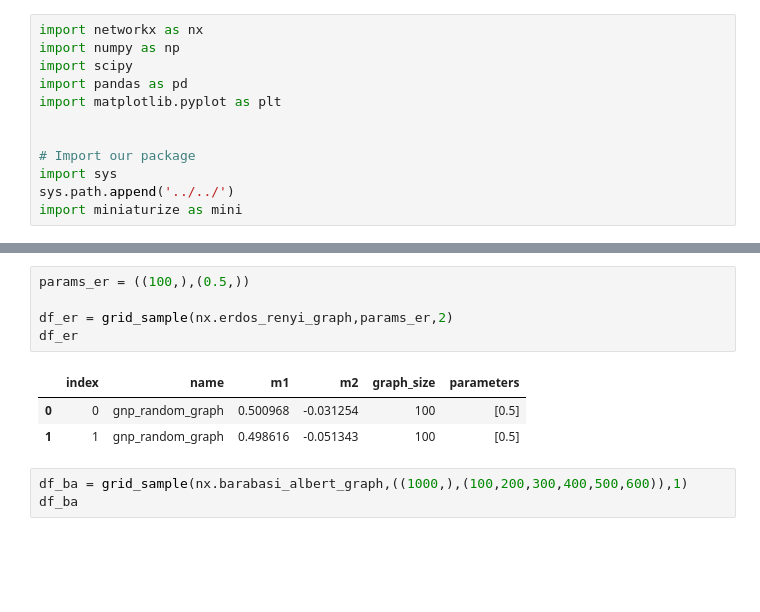
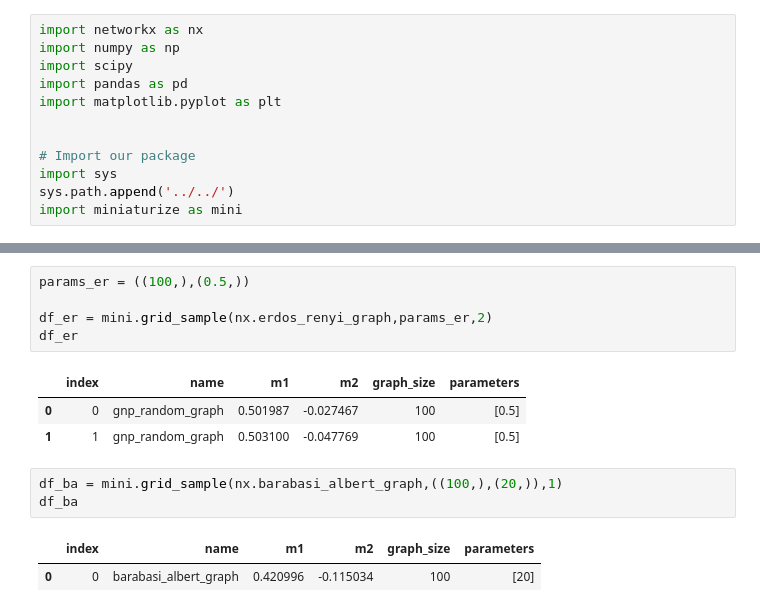
Before and after one commit to murillo-group/miniature_graphs, a Jupyter notebook: examples/notebooks/sampler.ipynb, the cells around one changed output, grey strips where cells are left out. Saved outputs shown, nothing was run; the diff lists cells and outputs as text; blank space fills up the shorter version.

```diff
--- a/examples/notebooks/sampler.ipynb
+++ b/examples/notebooks/sampler.ipynb
@@ -75,14 +13,17 @@ def grid_sample(generator,params_grid,num_samples=10):
 # %%
 params_er = ((100,),(0.5,))
 
-df_er = grid_sample(nx.erdos_renyi_graph,params_er,2)
+df_er = mini.grid_sample(nx.erdos_renyi_graph,params_er,2)
 df_er
 # %% [output]
 |  | index | name | m1 | m2 | graph_size | parameters |
-| 0 | 0 | gnp_random_graph | 0.500968 | -0.031254 | 100 | [0.5] |
-| 1 | 1 | gnp_random_graph | 0.498616 | -0.051343 | 100 | [0.5] |
+| 0 | 0 | gnp_random_graph | 0.501987 | -0.027467 | 100 | [0.5] |
+| 1 | 1 | gnp_random_graph | 0.503100 | -0.047769 | 100 | [0.5] |
 # %%
-df_ba = grid_sample(nx.barabasi_albert_graph,((1000,),(100,200,300,400,500,600)),1)
+df_ba = mini.grid_sample(nx.barabasi_albert_graph,((100,),(20,)),1)
 df_ba
+# %% [output]
+|  | index | name | m1 | m2 | graph_size | parameters |
+| 0 | 0 | barabasi_albert_graph | 0.420996 | -0.115034 | 100 | [20] |
 # %%
 fig,ax = plt.subplots()
```
Also changed, not shown: parts of 4 cells of this notebook.
